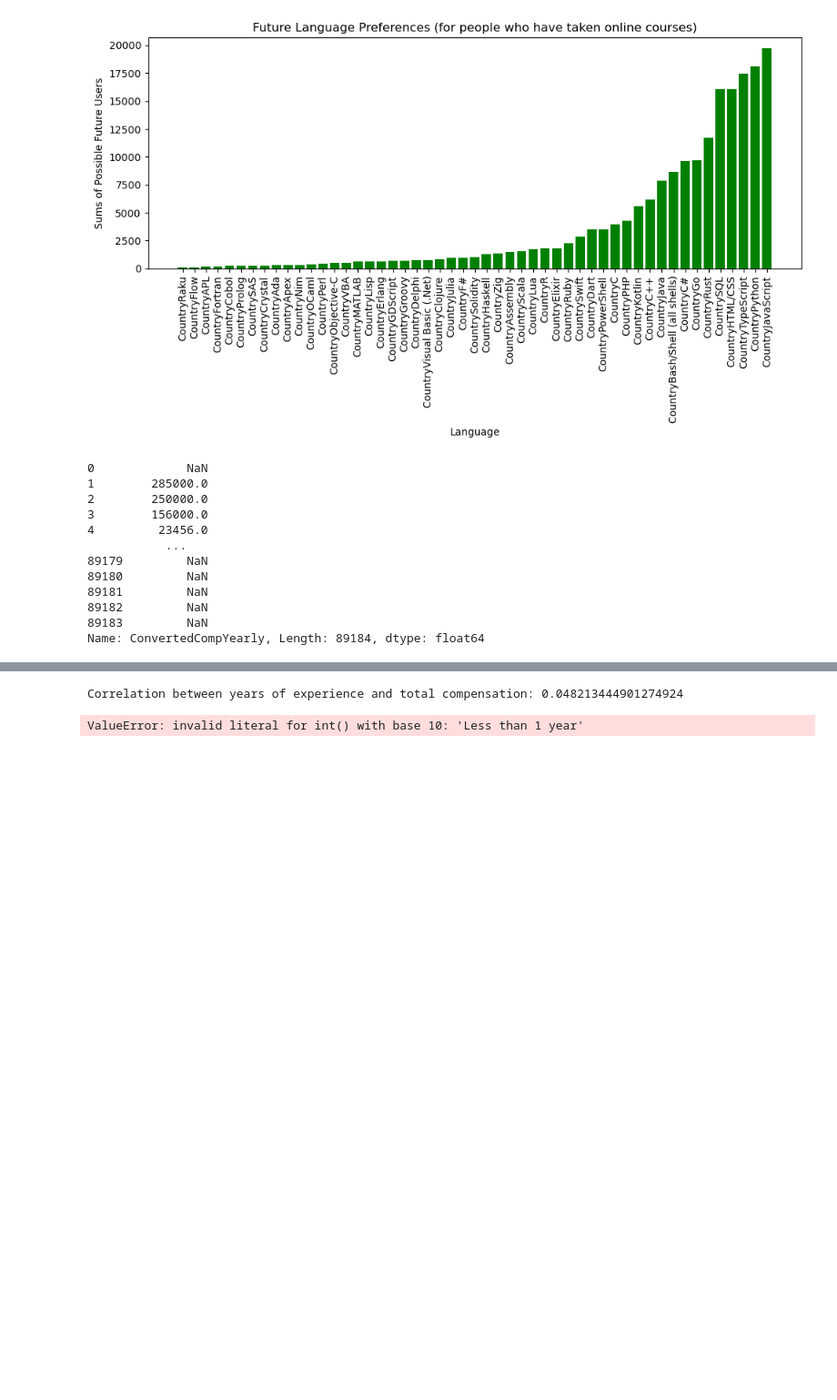
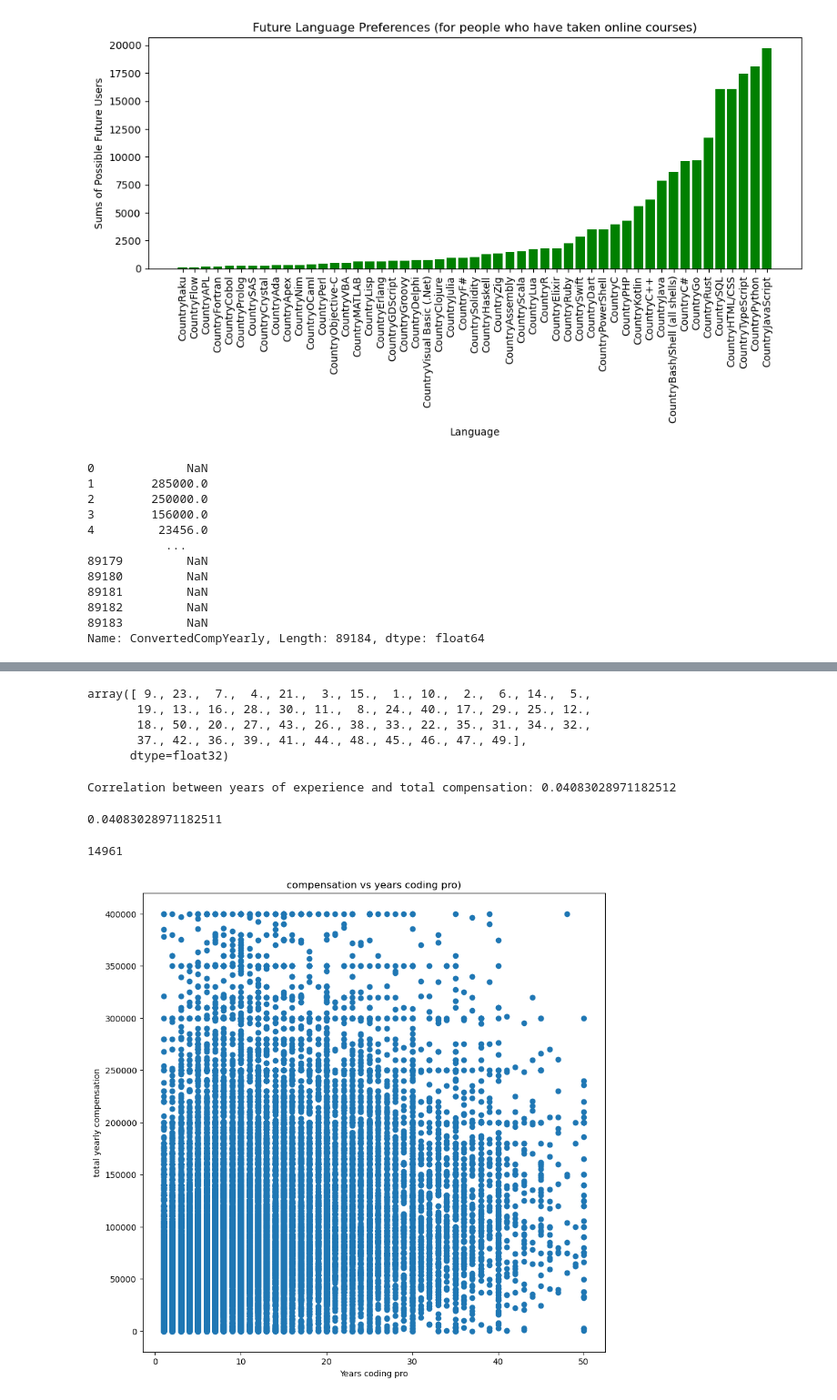
Before and after one commit to SarthakHa/stackoverflow-data-2023, a Jupyter notebook: analysis.ipynb, the cells around one changed output, grey strips where cells are left out. Shown: that part at 91% size. Drawn from its saved outputs; the diff is of its cells as text; code cells hidden in the pictures; blank space fills up the shorter version.

```diff
--- a/analysis.ipynb
+++ b/analysis.ipynb
@@ -303,3 +311,7 @@ money_stuff = money_stuff.dropna()
+# %%
+money_stuff['YearsCodePro'] = money_stuff['YearsCodePro'].apply(lambda x: 1 if x == 'Less than 1 year' else x)
+money_stuff['YearsCodePro'] = money_stuff['YearsCodePro'].apply(lambda x: 50 if x == 'More than 50 years' else x)
+money_stuff["YearsCodePro"] = money_stuff["YearsCodePro"].astype(np.float32)
 # %%
 money_stuff = get_boolean_cols(money_stuff, "LanguageHaveWorkedWith", "LanguageWantToWorkWith")
 money_stuff
@@ -352,17 +364,44 @@ money_stuff
 44417 rows × 55 columns
+# %%
+money_stuff["YearsCodePro"].unique()
+# %% [output]
+array([ 9., 23.,  7.,  4., 21.,  3., 15.,  1., 10.,  2.,  6., 14.,  5.,
+       19., 13., 16., 28., 30., 11.,  8., 24., 40., 17., 29., 25., 12.,
+       18., 50., 20., 27., 43., 26., 38., 33., 22., 35., 31., 34., 32.,
+       37., 42., 36., 39., 41., 44., 48., 45., 46., 47., 49.],
+      dtype=float32)
 # %%
-money_stuff['YearsCodePro'] = money_stuff['YearsCodePro'].apply(lambda x: 1 if x == 'less than one year' else x)
+# money_stuff['YearsCodePro'] = money_stuff['YearsCodePro'].apply(lambda x: 1 if x == 'less than one year' else x)
 
 # Convert the 'YearsExperience' column to integers
-money_stuff['YearsCodePro'] = pd.to_numeric(money_stuff['YearsCodePro'], errors='coerce')
+# money_stuff['YearsCodePro'] = pd.to_numeric(money_stuff['YearsCodePro'], errors='coerce')
 
 # Now, calculate the correlation between 'YearsExperience' and 'TotalCompensation'
 correlation = money_stuff['YearsCodePro'].corr(money_stuff['ConvertedCompYearly'])
 
 print("Correlation between years of experience and total compensation:", correlation)
 # %% [output]
-Correlation between years of experience and total compensation: 0.048213444901274924
+Correlation between years of experience and total compensation: 0.04083028971182512
 # %%
-years_vs_money = money_stuff['ConvertedCompYearly'].astype(int).corr(money_stuff['YearsCodePro'].astype(int))
+years_vs_money = money_stuff['ConvertedCompYearly'].astype(int).corr(money_stuff['YearsCodePro'])
+years_vs_money
 # %% [output]
-ValueError: invalid literal for int() with base 10: 'Less than 1 year'
+0.04083028971182511
+# %%
+money_stuff['ConvertedCompYearly'].astype(np.int32)
+print(f"{len(money_stuff[money_stuff['ConvertedCompYearly'] > 100000])}")
+# %% [output]
+14961
+# %%
+df_less_400 = money_stuff[money_stuff['ConvertedCompYearly'] <= 400000]
+# %%
+plt.figure(figsize=(10, 10))
+
+plt.scatter(df_less_400['YearsCodePro'], df_less_400['ConvertedCompYearly'].astype(np.int32))
+plt.xlabel('Years coding pro')
+plt.ylabel('total yearly compensation')
+plt.title('compensation vs years coding pro)')
+
+plt.show()
+# %% [output]
+[figure, added]
```
Also changed, not shown: parts of 5 cells of this notebook.
